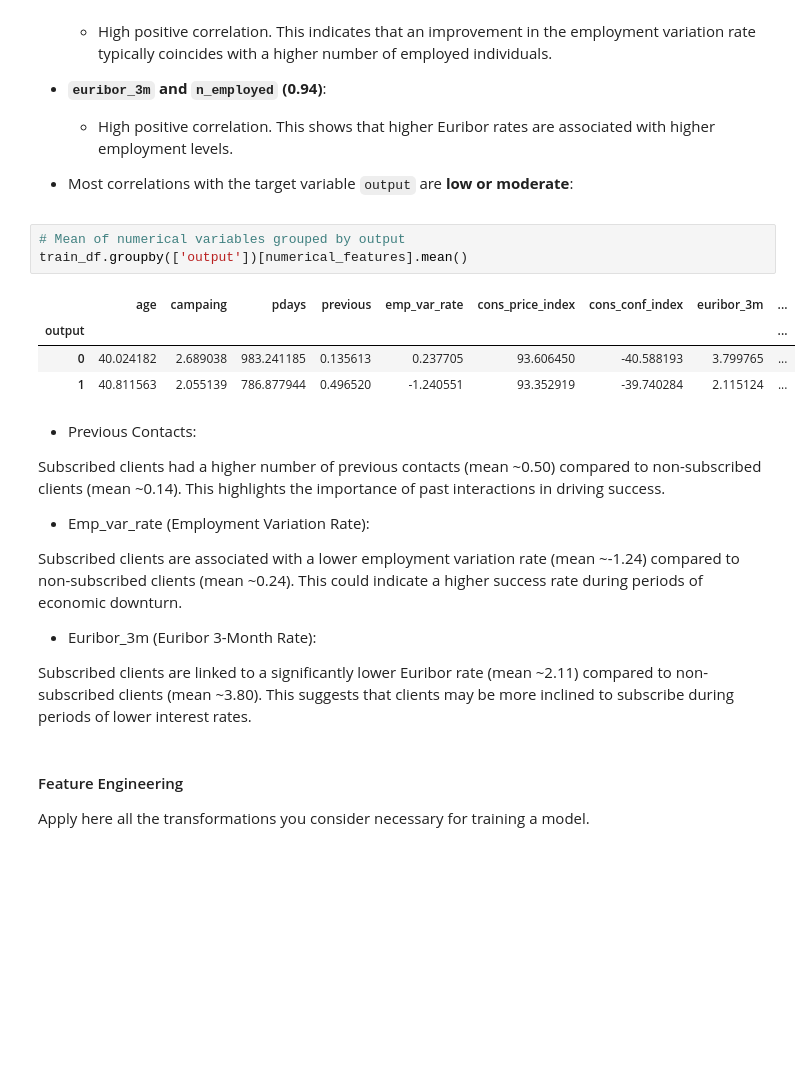
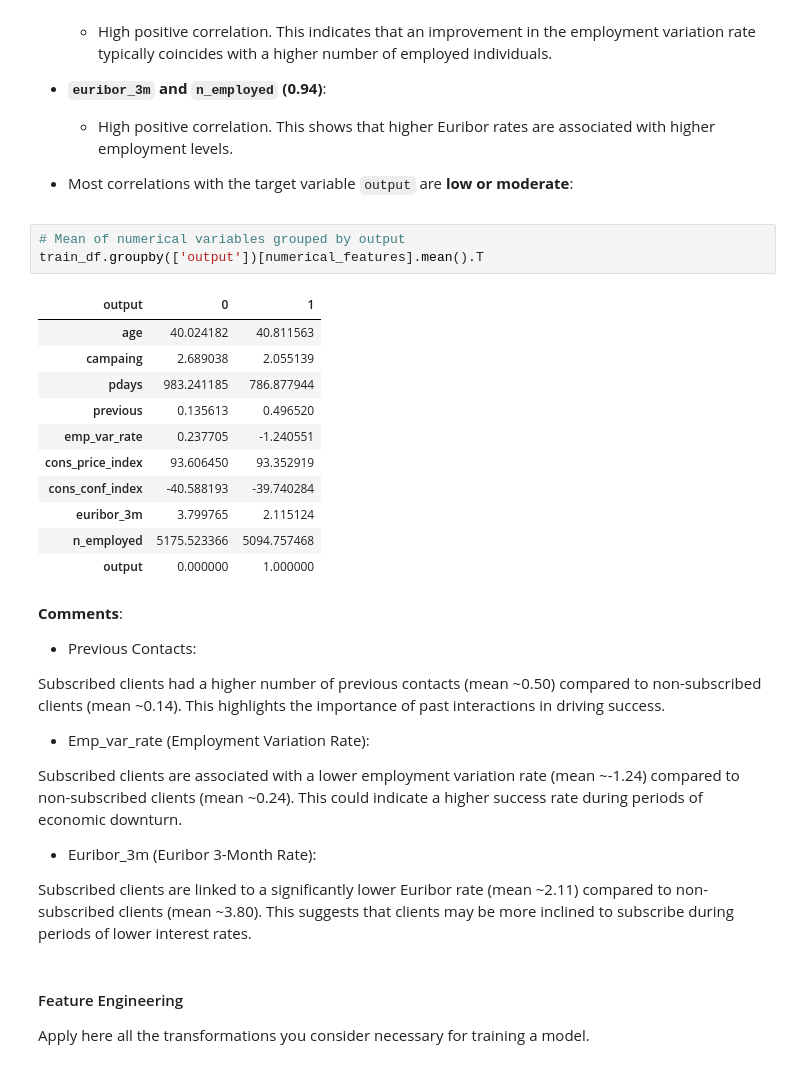
Before and after one commit to marcemir/MLAdvancedProject, a Jupyter notebook: 2410_kaggle_bank_campaingMarcelo.ipynb, the cells around one changed output. Saved outputs shown, nothing was run; the diff lists cells and outputs as text; blank space fills up the shorter version.

```diff
--- a/2410_kaggle_bank_campaingMarcelo.ipynb
+++ b/2410_kaggle_bank_campaingMarcelo.ipynb
@@ -462,13 +464,22 @@ Correlations:
 - Most correlations with the target variable `output` are **low or moderate**:
 # %%
 # Mean of numerical variables grouped by output
-train_df.groupby(['output'])[numerical_features].mean()
+train_df.groupby(['output'])[numerical_features].mean().T
 # %% [output]
-|  | age | campaing | pdays | previous | emp_var_rate | cons_price_index | cons_conf_index | euribor_3m | ... |
-| output |  |  |  |  |  |  |  |  | ... |
-| 0 | 40.024182 | 2.689038 | 983.241185 | 0.135613 | 0.237705 | 93.606450 | -40.588193 | 3.799765 | ... |
-| 1 | 40.811563 | 2.055139 | 786.877944 | 0.496520 | -1.240551 | 93.352919 | -39.740284 | 2.115124 | ... |
+| output | 0 | 1 |
+| age | 40.024182 | 40.811563 |
+| campaing | 2.689038 | 2.055139 |
+| pdays | 983.241185 | 786.877944 |
+| previous | 0.135613 | 0.496520 |
+| emp_var_rate | 0.237705 | -1.240551 |
+| cons_price_index | 93.606450 | 93.352919 |
+| cons_conf_index | -40.588193 | -39.740284 |
+| euribor_3m | 3.799765 | 2.115124 |
+| n_employed | 5175.523366 | 5094.757468 |
+| output | 0.000000 | 1.000000 |
 # %% [markdown]
+**Comments**:
+
 - Previous Contacts:
 
 Subscribed clients had a higher number of previous contacts (mean ~0.50) compared to non-subscribed clients (mean ~0.14). This highlights the importance of past interactions in driving success.
```
Also changed, not shown: parts of 23 cells of this notebook, 1 other file.
